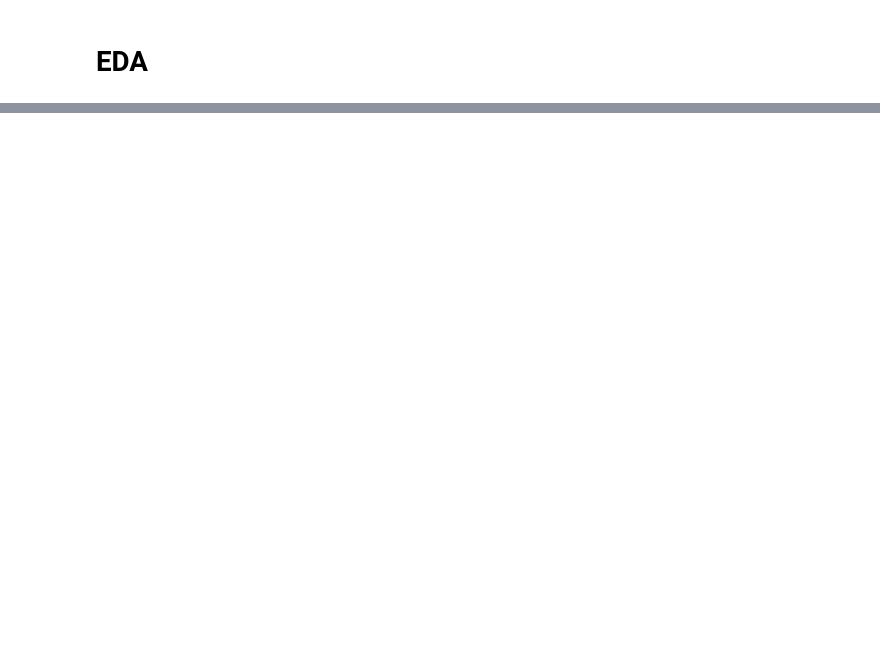
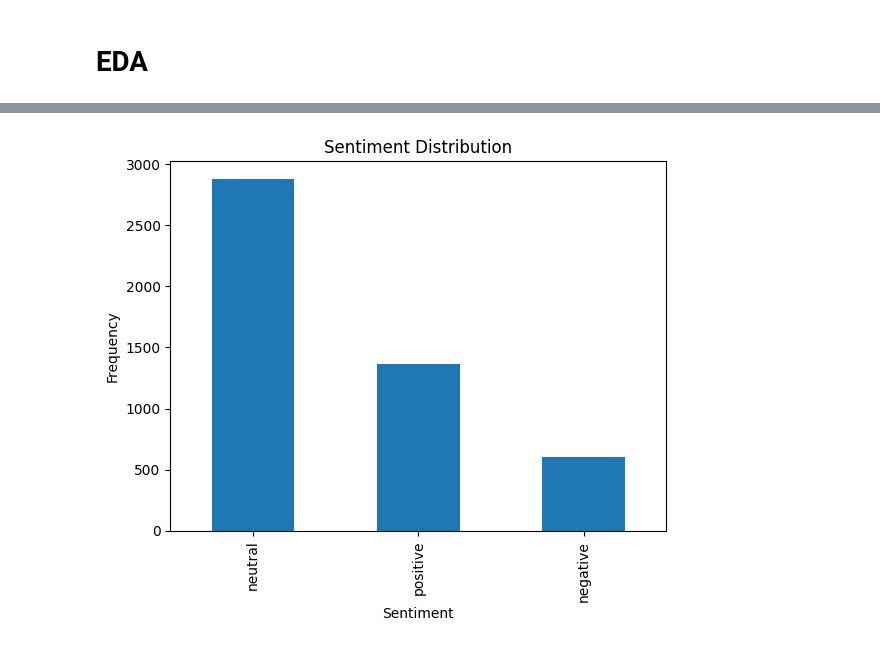
Before and after one commit to robinm98/Financial_Sentiment_Analysis, a Jupyter notebook: EDA.ipynb, the cells around one changed output, grey strips where cells are left out. Saved outputs shown, nothing was run; the diff lists cells and outputs as text; code cells hidden in the pictures; blank space fills up the shorter version.

```diff
--- a/EDA.ipynb
+++ b/EDA.ipynb
@@ -10,0 +33,20 @@ UnicodeDecodeError: 'utf-8' codec can't decode byte 0xc6 in position 2582: inval
+# %%
+import spacy
+
+# Combine all comments into a single string
+text = " ".join(df['comment'])
+
+# Load the English language model
+nlp = spacy.load('en_core_web_sm')
+
+# Function to extract nouns from a comment
+def extract_nouns(text):
+    doc = nlp(text)
+    nouns = [token.text for token in doc if token.pos_ == 'NOUN']
+    return " ".join(nouns)
+
+# Apply the function to each comment
+df['nouns'] = df['comment'].apply(extract_nouns)
+
+# Display the DataFrame with extracted nouns
+print(df.head())
@@ -10,0 +67,10 @@ UnicodeDecodeError: 'utf-8' codec can't decode byte 0xc6 in position 2582: inval
+# %%
+# Plot the sentiment distribution
+sentiment_count = df['sentiment'].value_counts()
+sentiment_count.plot(kind = 'bar')
+plt.title('Sentiment Distribution')
+plt.xlabel('Sentiment')
+plt.ylabel('Frequency')
+plt.show()
+# %% [output]
+[figure, added]
```
Also changed, not shown: parts of 7 cells of this notebook.
